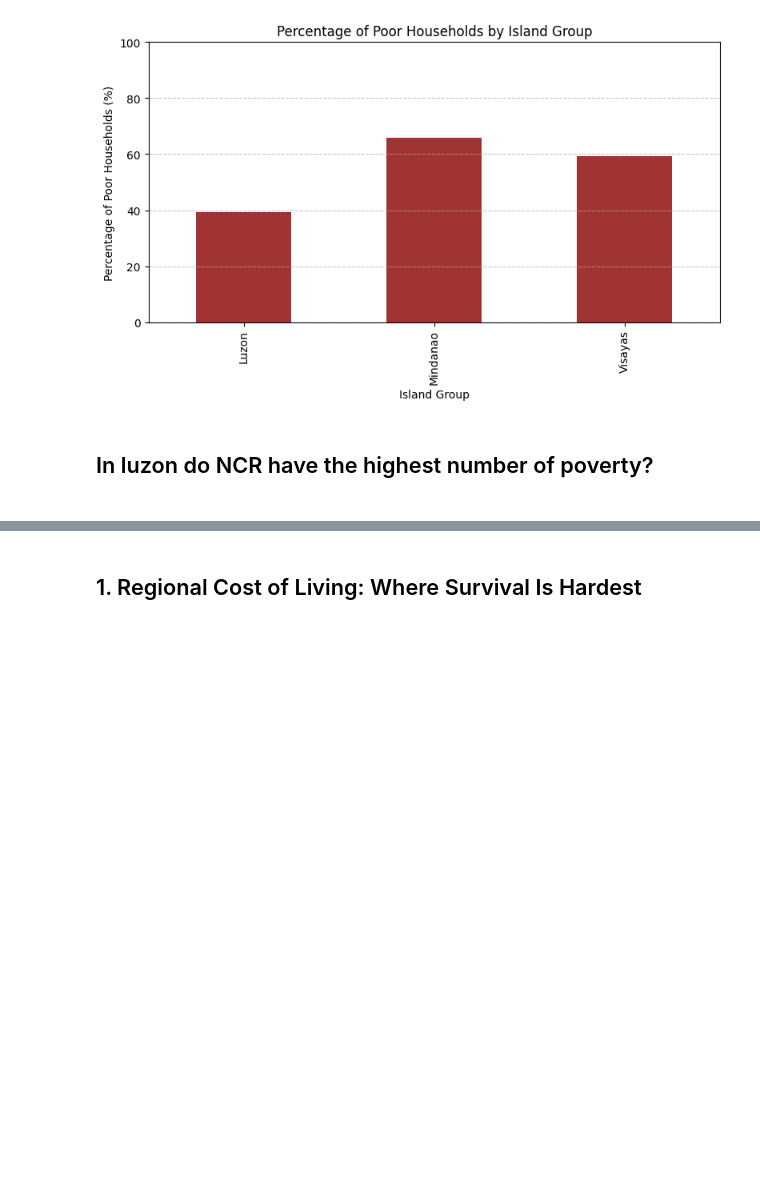
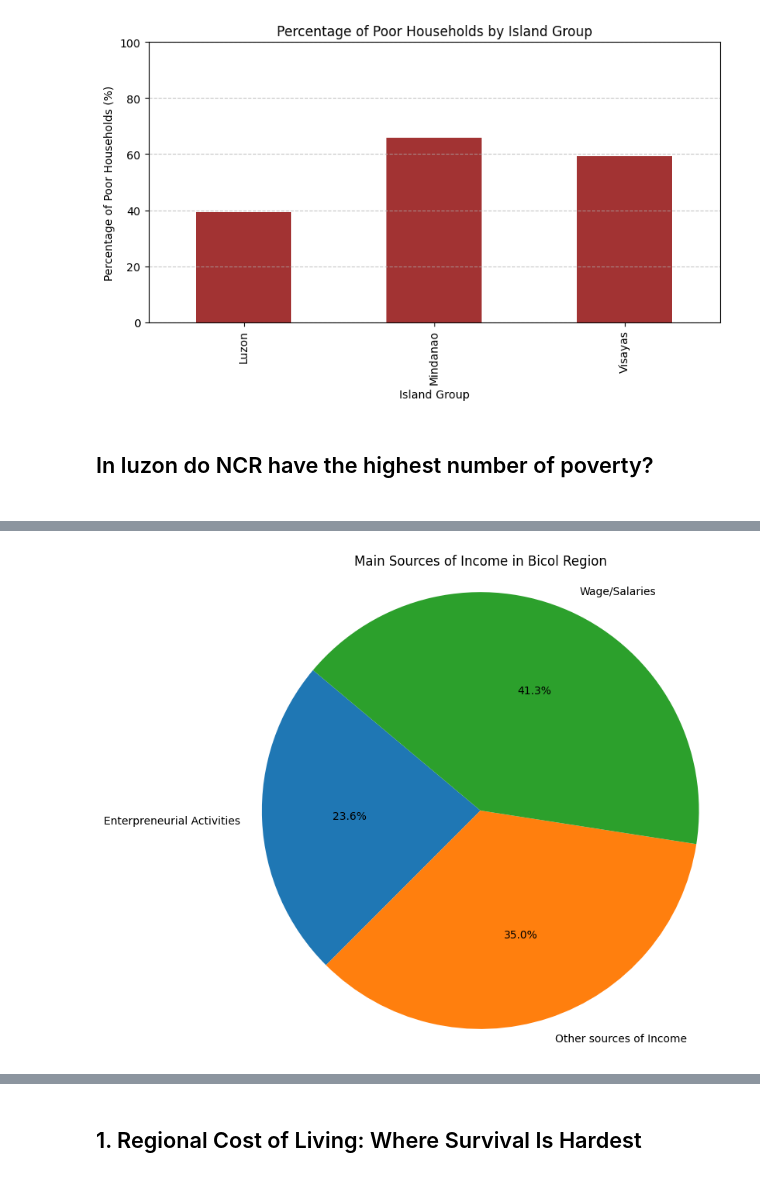
Before and after one commit to Meinya312/PROJECT-ITD-, a Jupyter notebook: project.ipynb, the cells around one changed output, grey strips where cells are left out. Cells and saved outputs as stored; diff of their text form; code cells hidden in the pictures; blank space fills up the shorter version.

```diff
--- a/project.ipynb
+++ b/project.ipynb
@@ -224,0 +236,15 @@ dtype: int64
+# %%
+bicol = luzon[luzon['Region'] == 'V - Bicol Region']
+
+main_source_bicol = bicol.groupby(['Main Source of Income']).size()
+plt.figure(figsize=(8, 8))  # Adjust figure size for better readability
+plt.pie(main_source_bicol,
+        labels=main_source_bicol.index,
+        autopct='%1.1f%%',
+        startangle=140)
+
+plt.title('Main Sources of Income in Bicol Region')
+plt.axis('equal')  # Equal aspect ratio ensures that pie is drawn as a circle.
+plt.show()
+# %% [output]
+[figure, added]
```
Also changed, not shown: parts of 17 cells of this notebook, 1 other file.
